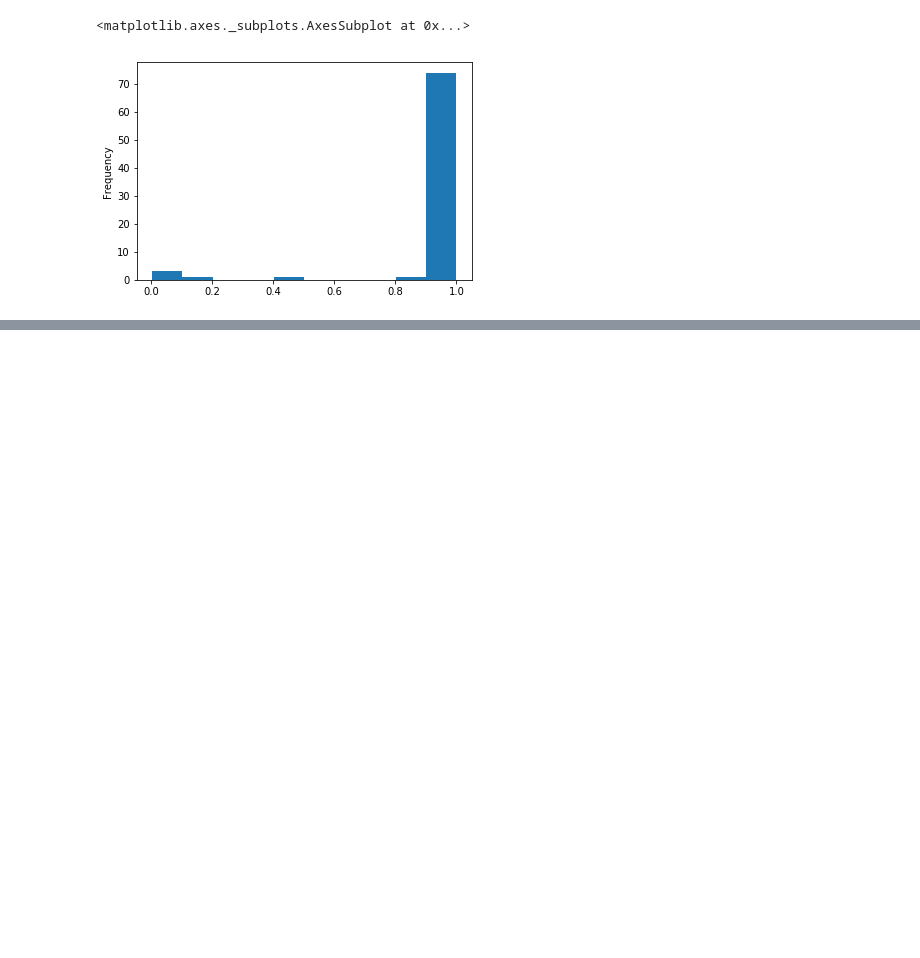
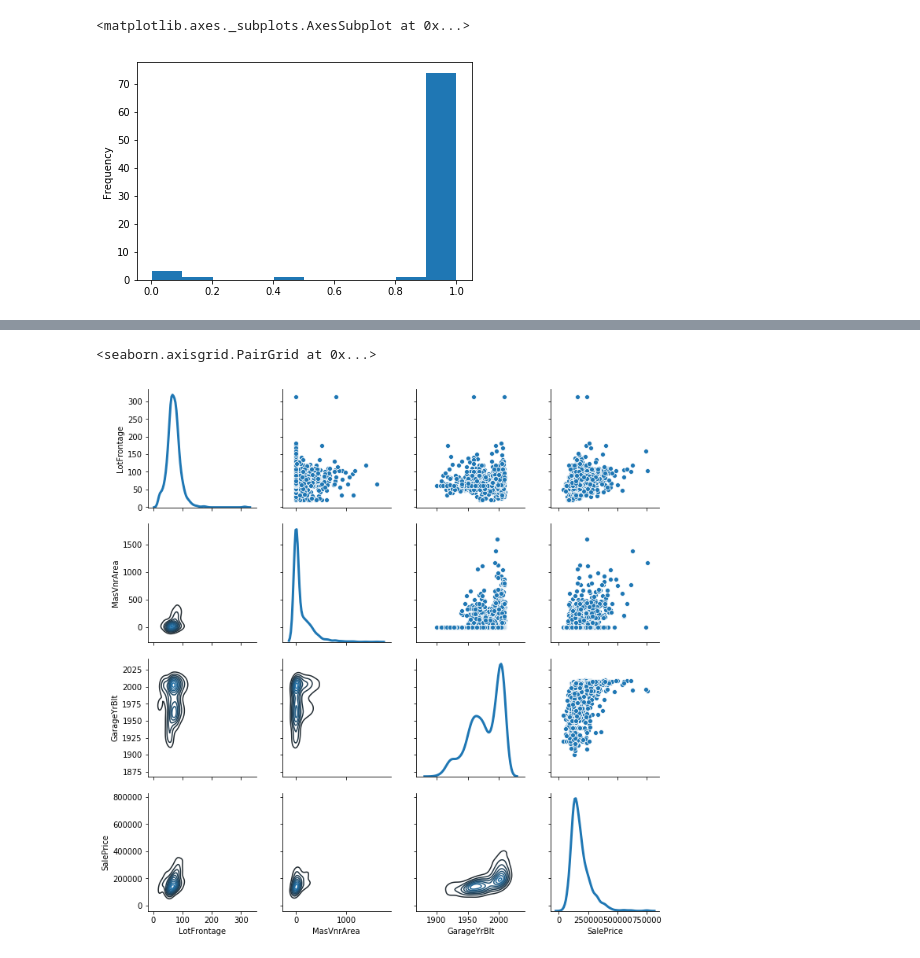
Before and after one commit to yaarams/house-pricing, a Jupyter notebook: notebooks/exploring.ipynb, the cells around one changed output, grey strips where cells are left out. Saved outputs shown, nothing was run; the diff lists cells and outputs as text; code cells hidden in the pictures; blank space fills up the shorter version.

```diff
--- a/notebooks/exploring.ipynb
+++ b/notebooks/exploring.ipynb
@@ -6,7 +6,7 @@ Populating the interactive namespace from numpy and matplotlib
 import numpy as np
 import pandas as pd
 # %%
-train_df = pd.read_csv('../data/test.csv')
+train_df = pd.read_csv('../data/train.csv')
 # %%
 train_df.info()
 # %% [output]
@@ -34,0 +48,3 @@ train_df.notnull().mean(axis=0).plot(kind='hist')
+# %%
+df = train_df.select_dtypes(include=['float64', 'int64']).dropna()
+df.describe()
@@ -34,0 +62,8 @@ train_df.notnull().mean(axis=0).plot(kind='hist')
+# %%
+g = sns.PairGrid(df[['LotFrontage', 'MasVnrArea', 'GarageYrBlt', 'SalePrice']], diag_sharey=False)
+g.map_lower(sns.kdeplot)
+g.map_upper(sns.scatterplot)
+g.map_diag(sns.kdeplot, lw=3)
+# %% [output]
+<seaborn.axisgrid.PairGrid at 0x...>
+[figure, added]
```
Also changed, not shown: parts of 5 cells of this notebook.
